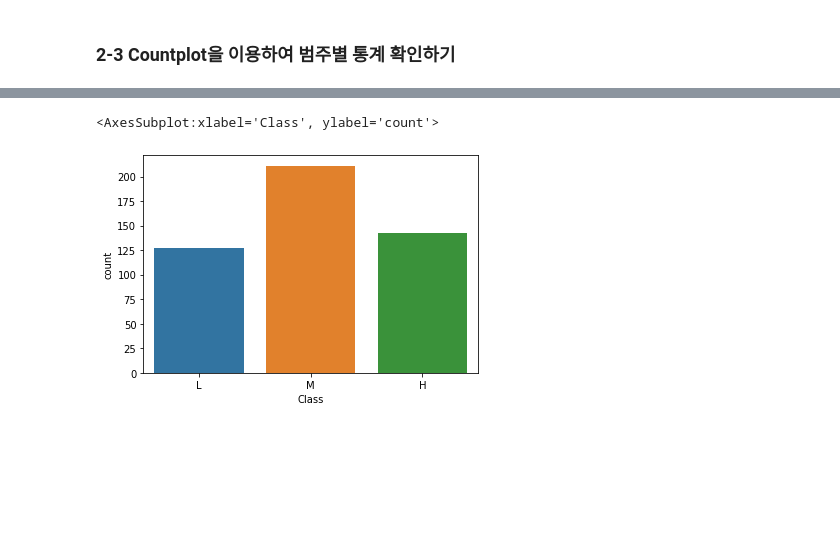
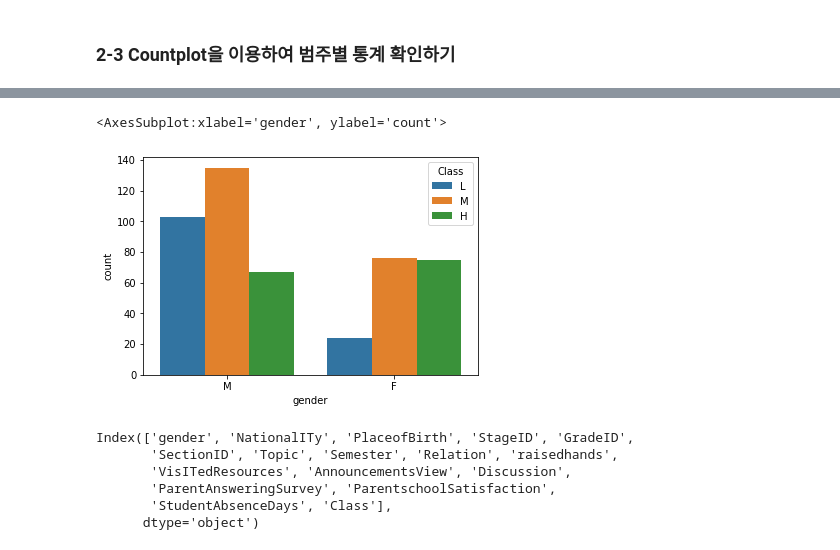
Before and after one commit to kish191919/Python_Project, a Jupyter notebook: Python_Basic/Basic_Kaggle_2_Students_Academic_Performance.ipynb, the cells around one changed output, grey strips where cells are left out. Saved outputs shown, nothing was run; the diff lists cells and outputs as text; code cells hidden in the pictures; blank space fills up the shorter version.

Commit message:
Finish Basic_Kaggle_2_Students_Academic_Performance

```diff
--- a/Python_Basic/Basic_Kaggle_2_Students_Academic_Performance.ipynb
+++ b/Python_Basic/Basic_Kaggle_2_Students_Academic_Performance.ipynb
@@ -247,5 +255,14 @@ sns.pairplot(data=df, hue='Class', hue_order=['L','M','H'])
 # %%
-sns.countplot(x='Class', data=df, order=['L', 'M', 'H'])
+sns.countplot(x='gender', data=df, hue='Class', hue_order=['L', 'M', 'H'])
 # %% [output]
-<AxesSubplot:xlabel='Class', ylabel='count'>
+<AxesSubplot:xlabel='gender', ylabel='count'>
-[figure, old version]
+[figure, new version]
+# %%
+df.columns
+# %% [output]
+Index(['gender', 'NationalITy', 'PlaceofBirth', 'StageID', 'GradeID',
+       'SectionID', 'Topic', 'Semester', 'Relation', 'raisedhands',
+       'VisITedResources', 'AnnouncementsView', 'Discussion',
+       'ParentAnsweringSurvey', 'ParentschoolSatisfaction',
+       'StudentAbsenceDays', 'Class'],
+      dtype='object')
```
Also changed, not shown: parts of 56 cells of this notebook.
